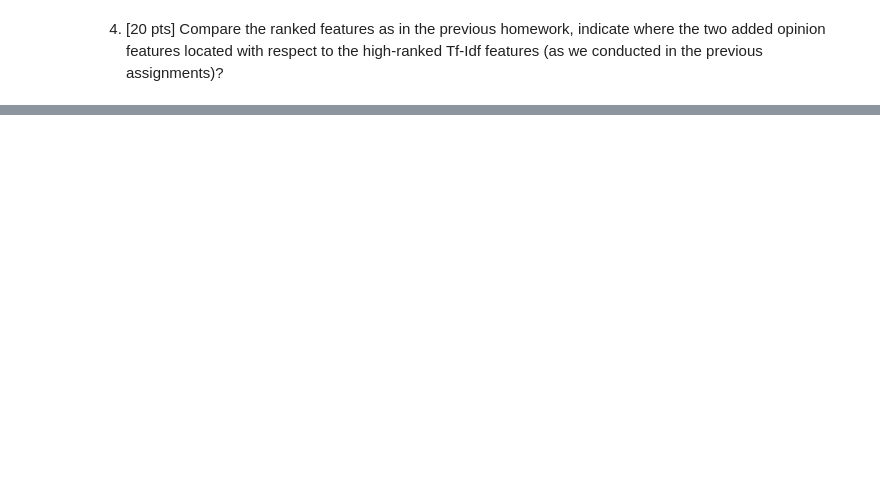
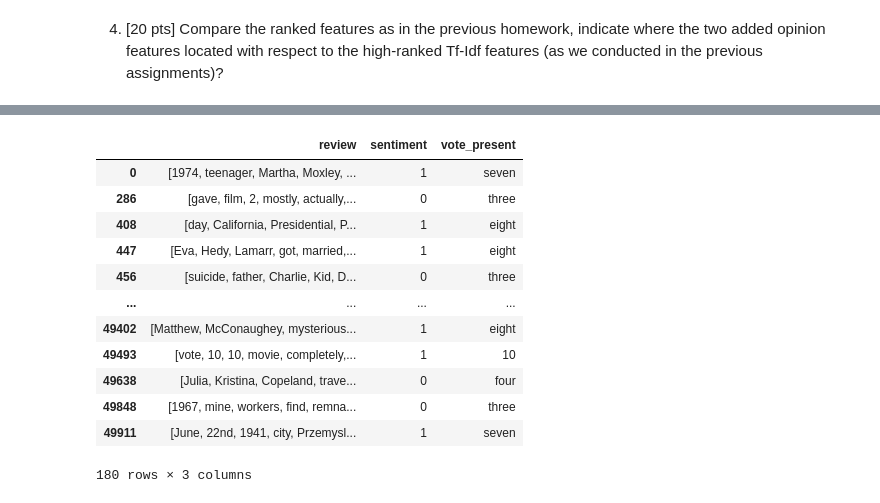
Before and after one commit to Higgs32584/cs_766_11, a Jupyter notebook: Michael_Higgins_Assignment_11.ipynb, the cells around one changed output, grey strips where cells are left out. Saved outputs shown, nothing was run; the diff lists cells and outputs as text; code cells hidden in the pictures; blank space fills up the shorter version.

```diff
--- a/Michael_Higgins_Assignment_11.ipynb
+++ b/Michael_Higgins_Assignment_11.ipynb
@@ -23,6 +27,6 @@ import numpy as np
 # %%
 import csv
-def read_file(file_path):
+def read_file(file_path,sentiment):
     start_line = 32
     words=[]
 
@@ -32,6 +36,8 @@ def read_file(file_path):
         for line_number, line in enumerate(reader, start=1):
             if line_number >= start_line:
                 words.append(line[0])
-    return words
-pos_words=read_file('./positive-words.txt')
-neg_words=read_file('./negative-words.txt')
+    return set(words)
+pos_words=read_file('./positive-words.txt',1)
+neg_words=read_file('./negative-words.txt',0)
+all_the_words=pos_words.union(neg_words)
+all_the_words
@@ -105,0 +240,14 @@ Outline an approach.
+# %%
+# Assuming you have a set of positive and negative words defined as pos_words and all_the_words
+import pandas as pd
+from nltk.corpus import stopwords
+def ie_preprocess(document):
+    document = re.sub('<br />', '', document)
+    document = re.sub(r'[^\w\s]', ' ', document)
+    sentences = [nltk.word_tokenize(sent) for sent in nltk.sent_tokenize(document)]
+    stop_words = set(stopwords.words('english'))
+    return [[word for word in sent if word.lower() not in stop_words] for sent in sentences][0]
+
+path = './movie_data.csv'
+vote_df = pd.read_csv(path, encoding="utf-8")
+vote_df['review'] = vote_df['review'].apply(ie_preprocess)
@@ -105,0 +263,28 @@ Outline an approach.
+# %%
+total_set=set(['zero','one','two','three','four','five','six','seven','eight','nine','ten','eleven','10'])
+def is_vote_in(list_of_reviews):
+    for i,word in enumerate(list_of_reviews):
+        if word.lower() == 'vote':
+            if(len(list_of_reviews[i+1:i+2]) == 1):
+                rating=list_of_reviews[i+1:i+2][0]
+                if(rating in total_set):
+                    return rating
+    return False
+
+vote_df['vote_present']=vote_df['review'].apply(is_vote_in)
+# %%
+vote_df[vote_df['vote_present'] != False]
+# %% [output]
+|  | review | sentiment | vote_present |
+| 0 | [1974, teenager, Martha, Moxley, ... | 1 | seven |
+| 286 | [gave, film, 2, mostly, actually,... | 0 | three |
+| 408 | [day, California, Presidential, P... | 1 | eight |
+| 447 | [Eva, Hedy, Lamarr, got, married,... | 1 | eight |
+| 456 | [suicide, father, Charlie, Kid, D... | 0 | three |
+| ... | ... | ... | ... |
+| 49402 | [Matthew, McConaughey, mysterious... | 1 | eight |
+| 49493 | [vote, 10, 10, movie, completely,... | 1 | 10 |
+| 49638 | [Julia, Kristina, Copeland, trave... | 0 | four |
+| 49848 | [1967, mine, workers, find, remna... | 0 | three |
+| 49911 | [June, 22nd, 1941, city, Przemysl... | 1 | seven |
+180 rows × 3 columns
```
Also changed, not shown: parts of 18 cells of this notebook.
